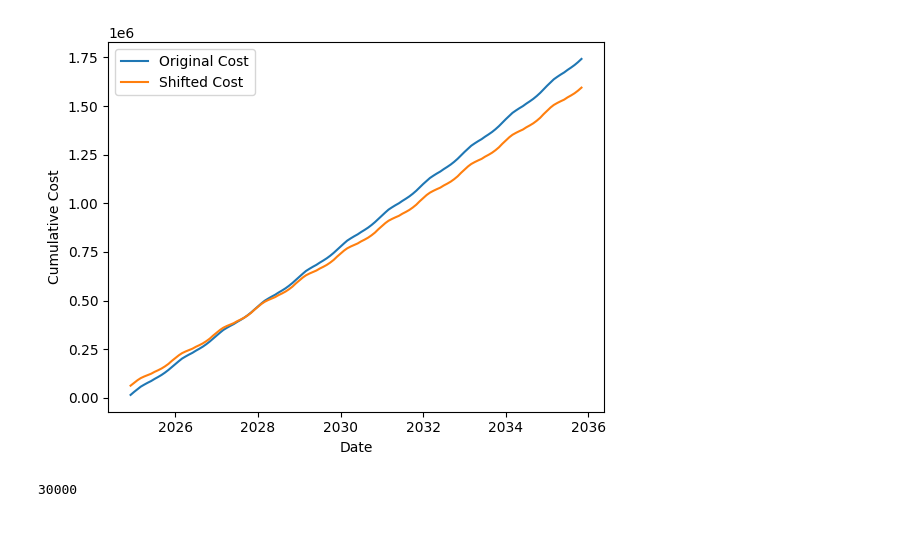
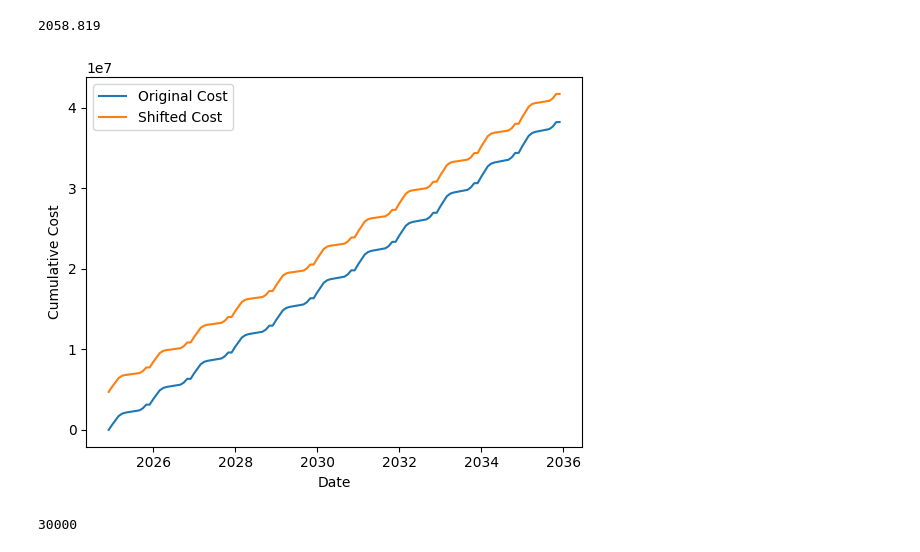
Before and after one commit to NeilSinclair/electricy-model, a Jupyter notebook: data-analysis_clean.ipynb, the cells around one changed output. Saved outputs shown, nothing was run; the diff lists cells and outputs as text; code cells hidden in the pictures.

Commit message:
Added in new heat-related data

```diff
--- a/data-analysis_clean.ipynb
+++ b/data-analysis_clean.ipynb
@@ -4,7 +9,8 @@ from src import cost_calculations as cc
 # %%
 CONFIG = dp.ElectricityConfig.from_yaml("config.yaml")
 
-df_hourly = dp.process_hourly_energy_profile(start_date="2024-12-01 00:00", end_date="2025-11-30 23:45")
+# df_hourly = dp.process_hourly_energy_profile(start_date="2024-12-01 00:00", end_date="2025-11-30 23:45")
+df_hourly = dp.process_heat_energy_profile()
 day_ahead_hourly = dp.process_day_ahead_data(df_hourly)
 
 df_usage_and_price = dp.calculate_usage_and_price(df_hourly, day_ahead_hourly, config=CONFIG)
@@ -14,9 +20,13 @@ merged_df = dp.merge_temperature_shift_with_usage(df_usage_and_price, hourly_dai
 
 allocated_storage = dp.allocate_battery_storage(merged_df, config=CONFIG)
 
-print(f'Variable cost with battery: €{allocated_storage["c_variable_total_cost_with_battery"].sum():,.2f}')
-print(f'Variable cost without battery: €{allocated_storage["c_total_variable_cost"].sum():,.2f}')
-print(f'Flat costs: €{allocated_storage["c_total_flat_cost"].sum():,.2f}')
-
+print(f'Variable cost with battery: €{allocated_storage["c_variable_total_cost_with_battery"].sum()/100:,.2f}')
+print(f'Variable cost without battery: €{allocated_storage["c_total_variable_cost"].sum()/100:,.2f}')
+print(f'Flat costs: €{allocated_storage["c_total_flat_cost"].sum()/100:,.2f}')
+print(f'Total Usage: {allocated_storage["raw_kwh_usage"].sum():,.2f}kWh')
+print(f'Scaled Usage: {allocated_storage["scaled_kwh_usage"].sum():,.2f}kWh')
+print(f'Variable Cost per kWh without battery: {allocated_storage["c_total_variable_cost"].sum()/allocated_storage["scaled_kwh_usage"].sum():,.2f}c/kWh')
+print(f'Variable Cost per kWh with battery: {allocated_storage["c_variable_total_cost_with_battery"].sum()/allocated_storage["scaled_kwh_usage"].sum():,.2f}c/kWh')
+print(f'Flat Cost per kWh without battery: {allocated_storage["c_total_flat_cost"].sum()/allocated_storage["scaled_kwh_usage"].sum():,.2f}c/kWh')
 # shifted_usage = dp.calculate_shifted_electricity_cost(df_usage_and_price, hourly_monthly_avg, config=CONFIG)
 # %% [output]
@@ -34,18 +51,22 @@ allocated_storage.head(3)
+# %%
+allocated_storage
+# %% [output]
+2058.819
 # %%
 import matplotlib.pyplot as plt
 projections = cc.calculate_projections(allocated_storage, config=CONFIG)
-battery_capex = CONFIG.BATTERY_SIZE_KWH * CONFIG.BATTERY_COST_PER_KWH * (1 + CONFIG.TAX_RATE)
+battery_capex = (CONFIG.BATTERY_SIZE_KWH * CONFIG.BATTERY_COST_PER_KWH * (1 + CONFIG.TAX_RATE)) * 100
 
 projections.loc[:, "c_variable_total_cost_with_battery_cumulative"] = projections.loc[:, "c_variable_total_cost_with_battery_cumulative"] + battery_capex + (battery_capex * CONFIG.OPEX_PERCENT_OF_CAPEX)
 
 plt.plot(projections["datetime"], projections["c_total_variable_cost_cumulative"], label="Original Cost")
 plt.plot(projections["datetime"], projections["c_variable_total_cost_with_battery_cumulative"], label="Shifted Cost")
 plt.xlabel("Date")
 plt.ylabel("Cumulative Cost")
 plt.legend()
 plt.show()
 # %% [output]
-[figure, old version]
+[figure, new version]
 # %%
 CONFIG.BATTERY_SIZE_KWH * CONFIG.BATTERY_COST_PER_KWH
 # %% [output]
```
Also changed, not shown: parts of 4 cells of this notebook, 3 other files.
